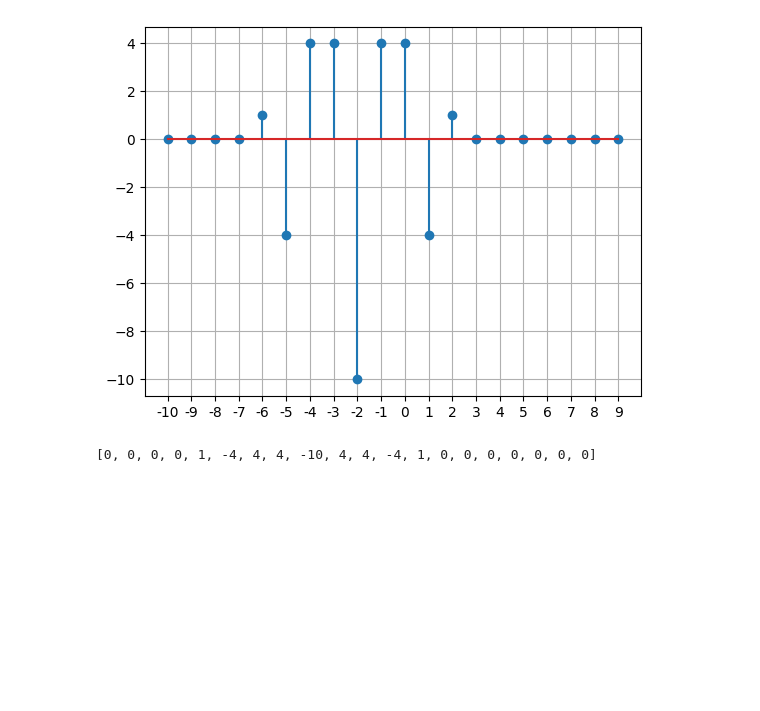
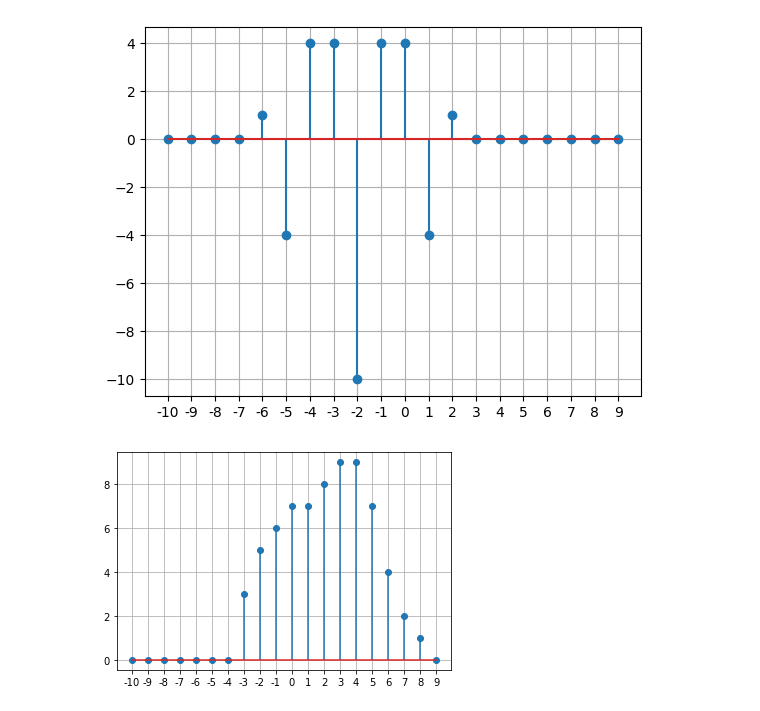
Before and after one commit to HighSpeeds/ECE113, a Jupyter notebook: HW3/test.ipynb, the cells around one changed output. Saved outputs shown, nothing was run; the diff lists cells and outputs as text; code cells hidden in the pictures; blank space fills up the shorter version.

```diff
--- a/HW3/test.ipynb
+++ b/HW3/test.ipynb
@@ -43,7 +43,19 @@ plt.grid()
 plt.show()
 # %% [output]
 [figure]
-# %%
-S
-# %% [output]
-[0, 0, 0, 0, 1, -4, 4, 4, -10, 4, 4, -4, 1, 0, 0, 0, 0, 0, 0, 0]
+# %%
+S=[]
+
+x=lambda n: [3,2,1,1,3,3,2,1,1][n+2] if n<=6 and n>=-2 else 0
+y=lambda n: 1 if n>=-1 and n<=2 else 0
+
+for i in range(-10,10):
+    S.append(convolve(x,y,i,range(-10,10)))
+    # S.append(x1(i))
+
+plt.stem(range(-10,10),S)
+plt.xticks(range(-10,10),range(-10,10))
+plt.grid()
+plt.show()
+# %% [output]
+[figure, added]
```
Also changed, not shown: 7 other files.
